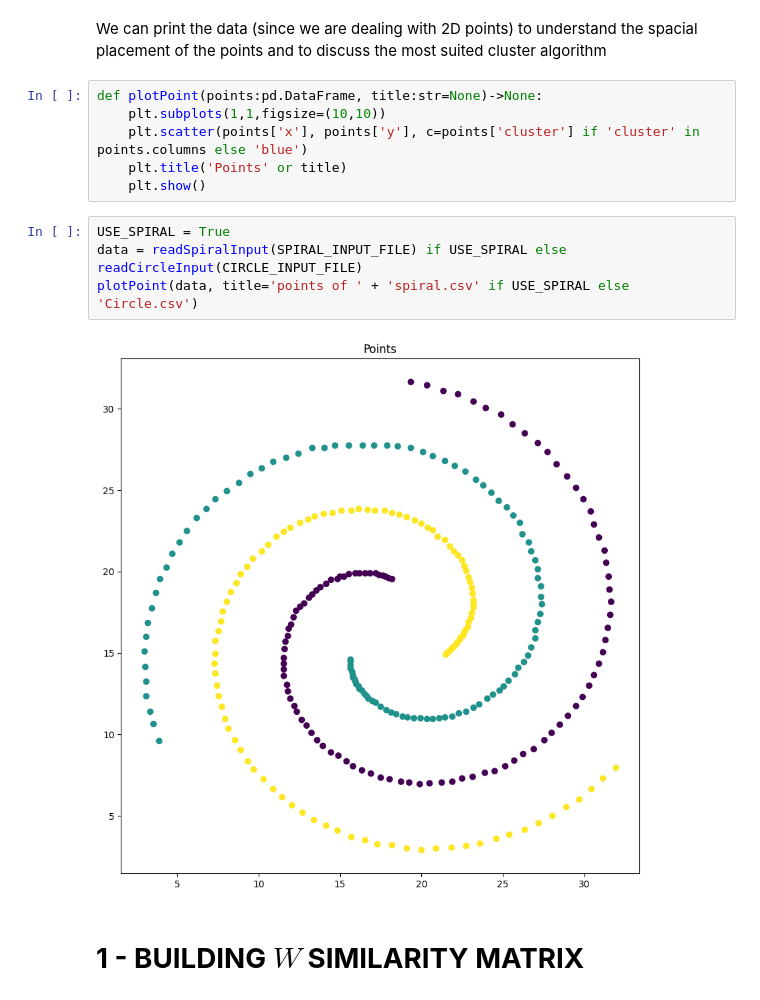
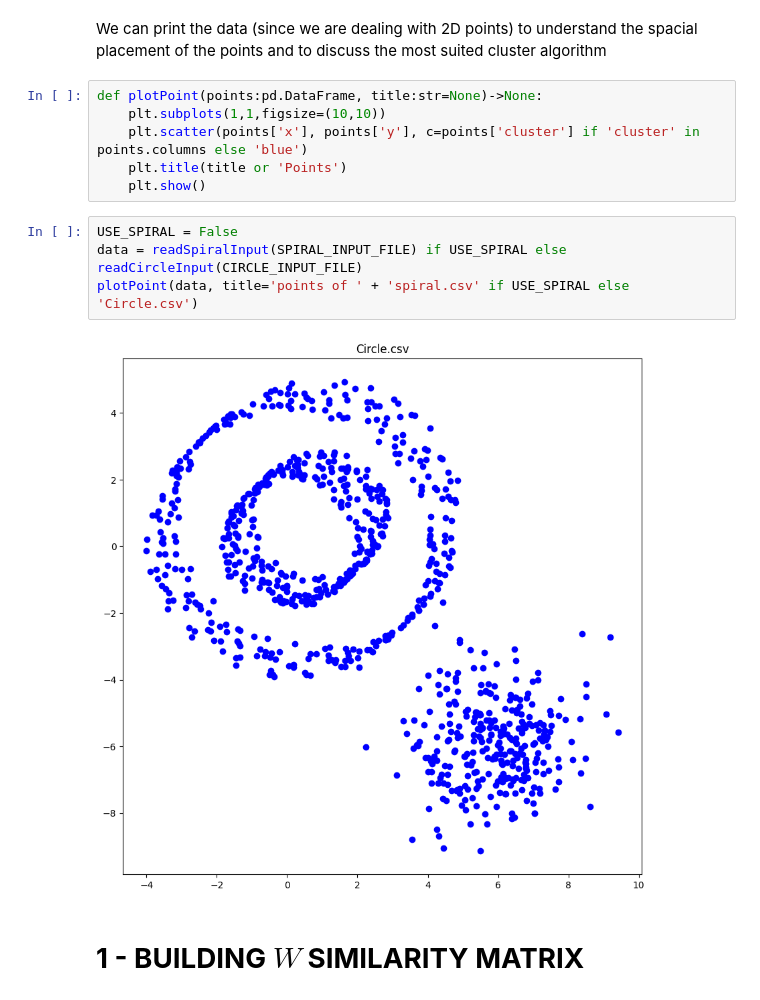
Before and after one commit to Nuzz23/02TWYSM-Computational-linear-algebra-for-large-scale-problems, a Jupyter notebook: Assignments/Berrone/HW_SC.ipynb, the cells around one changed output. Cells and saved outputs as stored; diff of their text form.

```diff
--- a/Assignments/Berrone/HW_SC.ipynb
+++ b/Assignments/Berrone/HW_SC.ipynb
@@ -63,14 +63,14 @@ We can print the data (since we are dealing with 2D points) to understand the sp
 def plotPoint(points:pd.DataFrame, title:str=None)->None:
     plt.subplots(1,1,figsize=(10,10))
     plt.scatter(points['x'], points['y'], c=points['cluster'] if 'cluster' in points.columns else 'blue')
-    plt.title('Points' or title)
+    plt.title(title or 'Points')
     plt.show()
 # %%
-USE_SPIRAL = True
+USE_SPIRAL = False
 data = readSpiralInput(SPIRAL_INPUT_FILE) if USE_SPIRAL else readCircleInput(CIRCLE_INPUT_FILE)
 plotPoint(data, title='points of ' + 'spiral.csv' if USE_SPIRAL else 'Circle.csv')
 # %% [output]
-[figure, old version]
+[figure, new version]
 # %% [markdown]
 # <b>1 - BUILDING $W$ SIMILARITY MATRIX </b>
 # %% [markdown]
```
Also changed, not shown: parts of 16 cells of this notebook.
